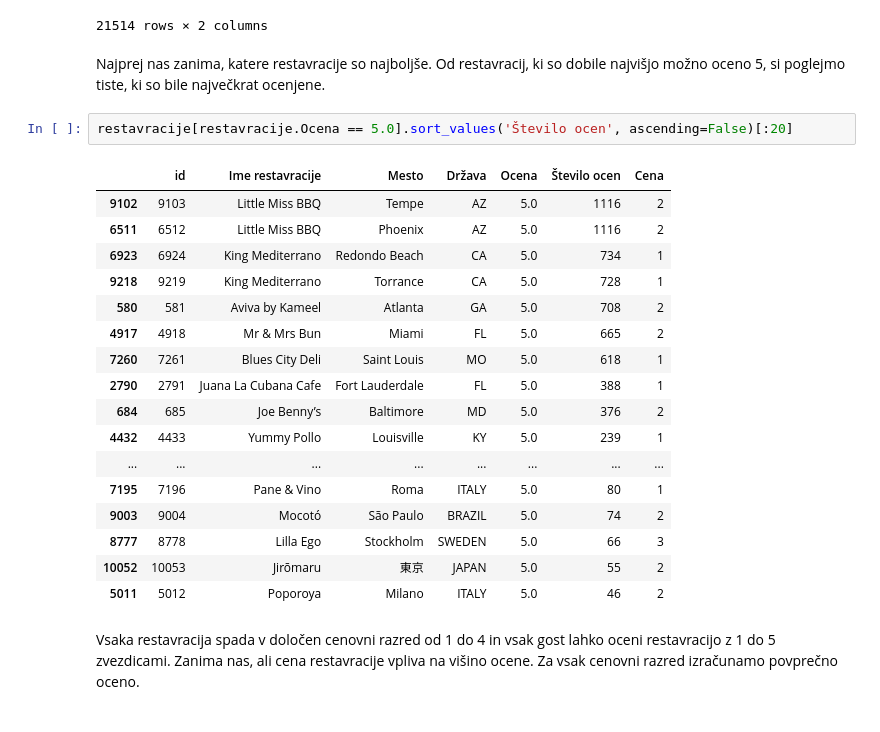
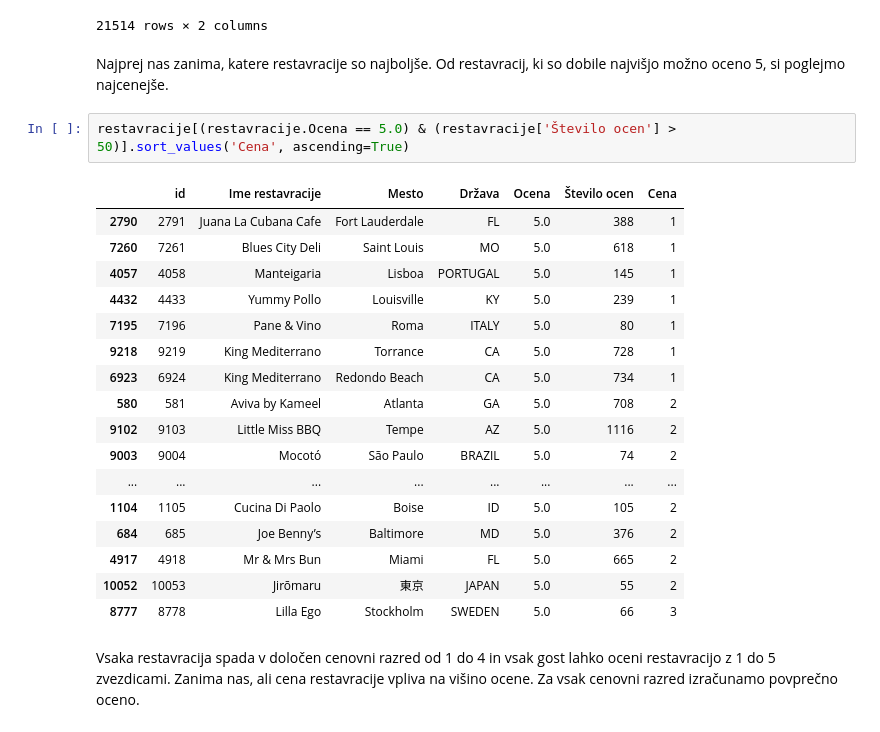
Before and after one commit to klemenkmecl/analiza, a Jupyter notebook: Restavracije.ipynb, the cells around one changed output. Drawn from its saved outputs; the diff is of its cells as text.

```diff
--- a/Restavracije.ipynb
+++ b/Restavracije.ipynb
@@ -51,27 +51,27 @@ tipi
 | 21513 | 10069 | Sushi Bars |
 21514 rows × 2 columns
 # %% [markdown]
-Najprej nas zanima, katere restavracije so najboljše. Od restavracij, ki so dobile najvišjo možno oceno 5, si poglejmo tiste, ki so bile največkrat ocenjene.
+Najprej nas zanima, katere restavracije so najboljše. Od restavracij, ki so dobile najvišjo možno oceno 5, si poglejmo najcenejše.
 # %%
-restavracije[restavracije.Ocena == 5.0].sort_values('Število ocen', ascending=False)[:20]
+restavracije[(restavracije.Ocena == 5.0) & (restavracije['Število ocen'] > 50)].sort_values('Cena', ascending=True)
 # %% [output]
 |  | id | Ime restavracije | Mesto | Država | Ocena | Število ocen | Cena |
+| 2790 | 2791 | Juana La Cubana Cafe | Fort Lauderdale | FL | 5.0 | 388 | 1 |
+| 7260 | 7261 | Blues City Deli | Saint Louis | MO | 5.0 | 618 | 1 |
+| 4057 | 4058 | Manteigaria | Lisboa | PORTUGAL | 5.0 | 145 | 1 |
+| 4432 | 4433 | Yummy Pollo | Louisville | KY | 5.0 | 239 | 1 |
+| 7195 | 7196 | Pane & Vino | Roma | ITALY | 5.0 | 80 | 1 |
+| 9218 | 9219 | King Mediterrano | Torrance | CA | 5.0 | 728 | 1 |
+| 6923 | 6924 | King Mediterrano | Redondo Beach | CA | 5.0 | 734 | 1 |
+| 580 | 581 | Aviva by Kameel | Atlanta | GA | 5.0 | 708 | 2 |
 | 9102 | 9103 | Little Miss BBQ | Tempe | AZ | 5.0 | 1116 | 2 |
-| 6511 | 6512 | Little Miss BBQ | Phoenix | AZ | 5.0 | 1116 | 2 |
-| 6923 | 6924 | King Mediterrano | Redondo Beach | CA | 5.0 | 734 | 1 |
-| 9218 | 9219 | King Mediterrano | Torrance | CA | 5.0 | 728 | 1 |
-| 580 | 581 | Aviva by Kameel | Atlanta | GA | 5.0 | 708 | 2 |
+| 9003 | 9004 | Mocotó | São Paulo | BRAZIL | 5.0 | 74 | 2 |
+| ... | ... | ... | ... | ... | ... | ... | ... |
+| 1104 | 1105 | Cucina Di Paolo | Boise | ID | 5.0 | 105 | 2 |
+| 684 | 685 | Joe Benny’s | Baltimore | MD | 5.0 | 376 | 2 |
 | 4917 | 4918 | Mr & Mrs Bun | Miami | FL | 5.0 | 665 | 2 |
-| 7260 | 7261 | Blues City Deli | Saint Louis | MO | 5.0 | 618 | 1 |
-| 2790 | 2791 | Juana La Cubana Cafe | Fort Lauderdale | FL | 5.0 | 388 | 1 |
-| 684 | 685 | Joe Benny’s | Baltimore | MD | 5.0 | 376 | 2 |
-| 4432 | 4433 | Yummy Pollo | Louisville | KY | 5.0 | 239 | 1 |
-| ... | ... | ... | ... | ... | ... | ... | ... |
-| 7195 | 7196 | Pane & Vino | Roma | ITALY | 5.0 | 80 | 1 |
-| 9003 | 9004 | Mocotó | São Paulo | BRAZIL | 5.0 | 74 | 2 |
+| 10052 | 10053 | Jirōmaru | 東京 | JAPAN | 5.0 | 55 | 2 |
 | 8777 | 8778 | Lilla Ego | Stockholm | SWEDEN | 5.0 | 66 | 3 |
-| 10052 | 10053 | Jirōmaru | 東京 | JAPAN | 5.0 | 55 | 2 |
-| 5011 | 5012 | Poporoya | Milano | ITALY | 5.0 | 46 | 2 |
 # %% [markdown]
 Vsaka restavracija spada v določen cenovni razred od 1 do 4 in vsak gost lahko oceni restavracijo z 1 do 5 zvezdicami. Zanima nas, ali cena restavracije vpliva na višino ocene. Za vsak cenovni razred izračunamo povprečno oceno.
 # %%
```
Also changed, not shown: parts of 9 cells of this notebook.
